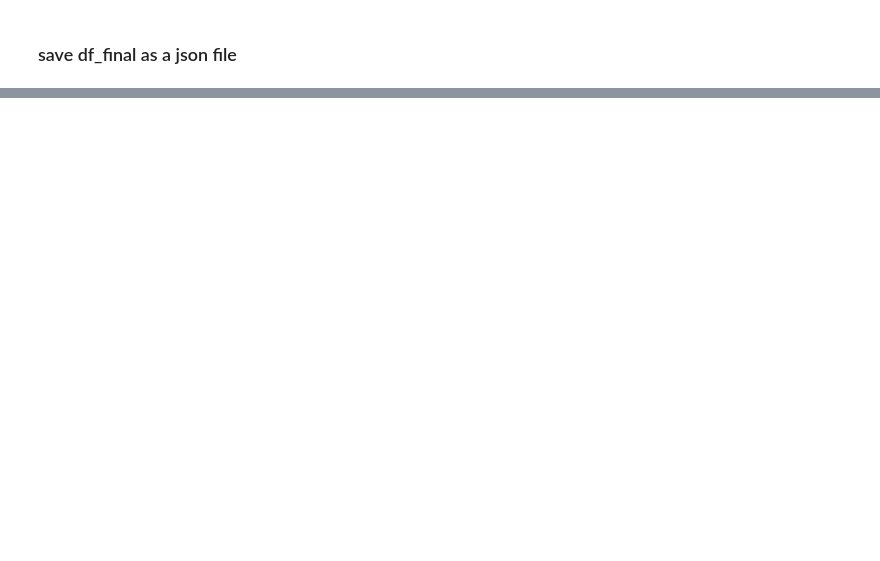
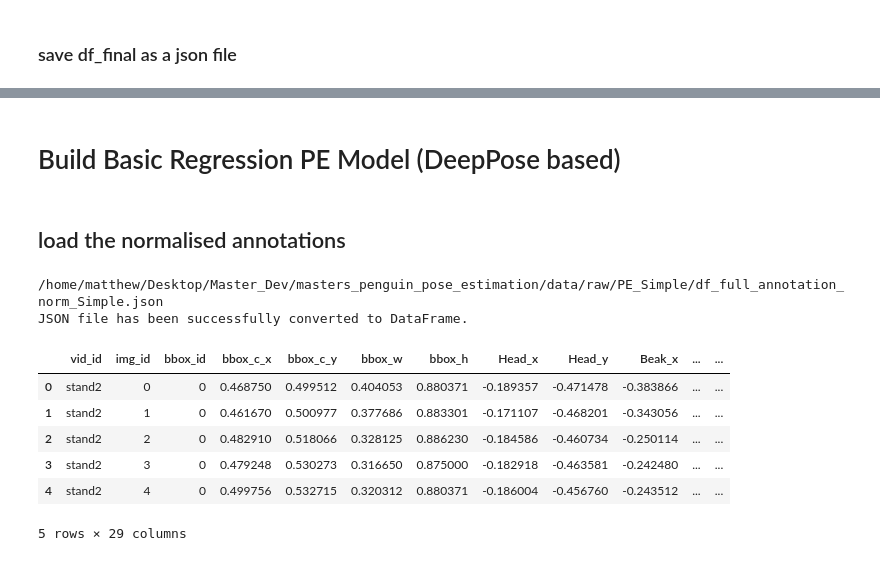
Before and after one commit to Mattshanevdberg/Masters-deep_learning_penguins, a Jupyter notebook: notebooks/PoseEstimation/A_Pose_estimation.ipynb, the cells around one changed output, grey strips where cells are left out. Drawn from its saved outputs; the diff is of its cells as text; code cells hidden in the pictures; blank space fills up the shorter version.

Commit message:
finished all the data prep for the pose estimaiton model

```diff
--- a/notebooks/PoseEstimation/A_Pose_estimation.ipynb
+++ b/notebooks/PoseEstimation/A_Pose_estimation.ipynb
@@ -304,6 +304,37 @@ def json_to_df(path):
     df = pd.read_json(path, orient='records')
     print(f"JSON file has been successfully converted to DataFrame.")
     return df
+# %%
+def set_dtypes_df_full_annotation_abs(df):
+    df['vid_id'] = df['vid_id'].astype(str)
+    df['img_id'] = df['img_id'].astype(str)
+    df['bbox_id'] = df['bbox_id'].astype(str)
+    df['bbox_c_x'] = df['bbox_c_x'].astype('float32')
+    df['bbox_c_y'] = df['bbox_c_y'].astype('float32')
+    df['bbox_w'] = df['bbox_w'].astype('float32')
+    df['bbox_h'] = df['bbox_h'].astype('float32')
+    df['Head_x'] = df['Head_x'].astype('float32')
+    df['Head_y'] = df['Head_y'].astype('float32')
+    df['Beak_x'] = df['Beak_x'].astype('float32')
+    df['Beak_y'] = df['Beak_y'].astype('float32')
+    df['Body_top_x'] = df['Body_top_x'].astype('float32')
+    df['Body_top_y'] = df['Body_top_y'].astype('float32')
+    df['RFlipper_mid_x'] = df['RFlipper_mid_x'].astype('float32')
+    df['RFlipper_mid_y'] = df['RFlipper_mid_y'].astype('float32')
+    df['LFlipper_mid_x'] = df['LFlipper_mid_x'].astype('float32')
+    df['LFlipper_mid_y'] = df['LFlipper_mid_y'].astype('float32')
+    df['Body_bottom_x'] = df['Body_bottom_x'].astype('float32')
+    df['Body_bottom_y'] = df['Body_bottom_y'].astype('float32')
+    df['RFoot_x'] = df['RFoot_x'].astype('float32')
+    df['RFoot_y'] = df['RFoot_y'].astype('float32')
+    df['LFoot_x'] = df['LFoot_x'].astype('float32')
+    df['LFoot_y'] = df['LFoot_y'].astype('float32')
+    df['kp_outside_best_bbox'] = df['kp_outside_best_bbox'].astype('float32')
+    df['kp_missing'] = df['kp_missing'].astype('float32')
+    df['kp_primary_missing'] = df['kp_primary_missing'].astype(bool)
+    df['img_width'] = df['img_width'].astype('float32')
+    df['img_height'] = df['img_height'].astype('float32')
+    return df
 # %% [markdown]
 ## Create a single annotation with bbox and keypoints in the correct form and linked
 # %% [markdown]
@@ -860,0 +1340,22 @@ df_to_json(df_full_annotation_abs, path)
+# %% [markdown]
+# Build Basic Regression PE Model (DeepPose based)
+# %% [markdown]
+## load the normalised annotations
+# %%
+path = '/home/matthew/Desktop/Master_Dev/masters_penguin_pose_estimation/data/raw/PE_Simple/df_full_annotation_norm_Simple.json'
+df_full_annotation_norm = json_to_df(path)
+# %% [output]
+/home/matthew/Desktop/Master_Dev/masters_penguin_pose_estimation/data/raw/PE_Simple/df_full_annotation_norm_Simple.json
+JSON file has been successfully converted to DataFrame.
+# %%
+df_full_annotation_norm = set_dtypes_df_full_annotation_abs(df_full_annotation_norm)
+# %%
+df_full_annotation_norm.head()
+# %% [output]
+|  | vid_id | img_id | bbox_id | bbox_c_x | bbox_c_y | bbox_w | bbox_h | Head_x | Head_y | Beak_x | ... | ... |
+| 0 | stand2 | 0 | 0 | 0.468750 | 0.499512 | 0.404053 | 0.880371 | -0.189357 | -0.471478 | -0.383866 | ... | ... |
+| 1 | stand2 | 1 | 0 | 0.461670 | 0.500977 | 0.377686 | 0.883301 | -0.171107 | -0.468201 | -0.343056 | ... | ... |
+| 2 | stand2 | 2 | 0 | 0.482910 | 0.518066 | 0.328125 | 0.886230 | -0.184586 | -0.460734 | -0.250114 | ... | ... |
+| 3 | stand2 | 3 | 0 | 0.479248 | 0.530273 | 0.316650 | 0.875000 | -0.182918 | -0.463581 | -0.242480 | ... | ... |
+| 4 | stand2 | 4 | 0 | 0.499756 | 0.532715 | 0.320312 | 0.880371 | -0.186004 | -0.456760 | -0.243512 | ... | ... |
+5 rows × 29 columns
```
Also changed, not shown: parts of 43 cells of this notebook.
